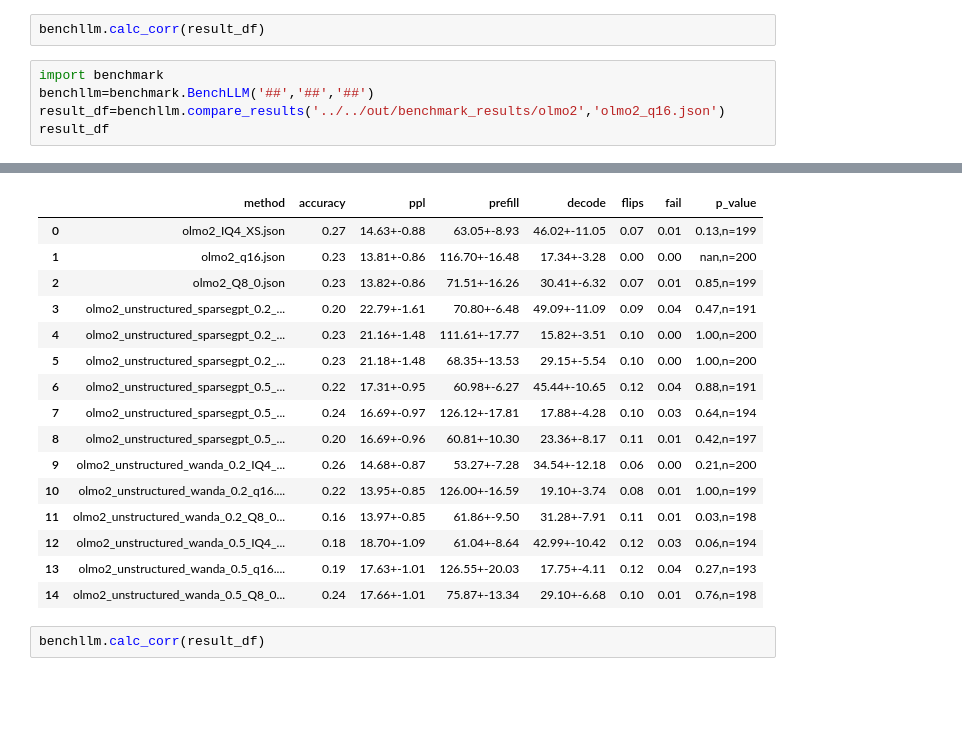
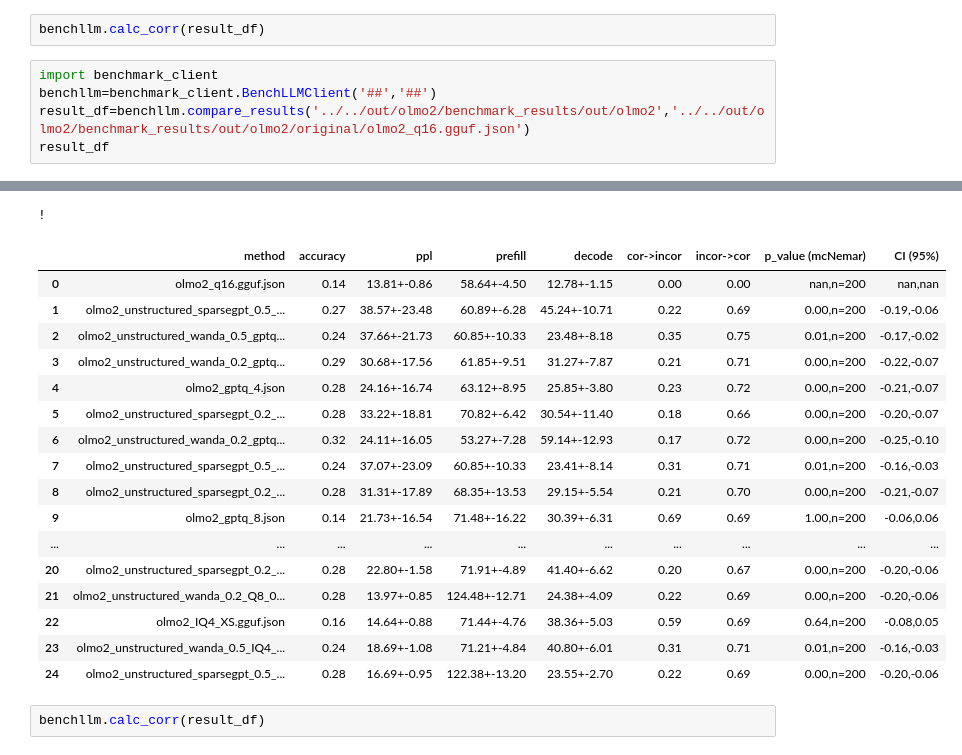
Before and after one commit to YouOnlyLive1ce/llm_on_edge, a Jupyter notebook: benchmark/test.ipynb, the cells around one changed output, grey strips where cells are left out. Drawn from its saved outputs; the diff is of its cells as text; blank space fills up the shorter version.

```diff
--- a/benchmark/test.ipynb
+++ b/benchmark/test.ipynb
@@ -66,8 +80,8 @@ incorrect->correct 17
 # %%
 benchllm.calc_corr(result_df)
 # %%
-import benchmark
-benchllm=benchmark.BenchLLM('##','##','##')
-result_df=benchllm.compare_results('../../out/benchmark_results/olmo2','olmo2_q16.json')
+import benchmark_client
+benchllm=benchmark_client.BenchLLMClient('##','##')
+result_df=benchllm.compare_results('../../out/olmo2/benchmark_results/out/olmo2','../../out/olmo2/benchmark_results/out/olmo2/original/olmo2_q16.gguf.json')
 result_df
 # %% [output]
@@ -75,19 +96,21 @@ json_files: ['olmo2_IQ4_XS.json', 'olmo2_q16.json', 'olmo2_Q8_0.json', 'olmo2_un
+!
-|  | method | accuracy | ppl | prefill | decode | flips | fail | p_value |
-| 0 | olmo2_IQ4_XS.json | 0.27 | 14.63+-0.88 | 63.05+-8.93 | 46.02+-11.05 | 0.07 | 0.01 | 0.13,n=199 |
-| 1 | olmo2_q16.json | 0.23 | 13.81+-0.86 | 116.70+-16.48 | 17.34+-3.28 | 0.00 | 0.00 | nan,n=200 |
-| 2 | olmo2_Q8_0.json | 0.23 | 13.82+-0.86 | 71.51+-16.26 | 30.41+-6.32 | 0.07 | 0.01 | 0.85,n=199 |
-| 3 | olmo2_unstructured_sparsegpt_0.2_... | 0.20 | 22.79+-1.61 | 70.80+-6.48 | 49.09+-11.09 | 0.09 | 0.04 | 0.47,n=191 |
-| 4 | olmo2_unstructured_sparsegpt_0.2_... | 0.23 | 21.16+-1.48 | 111.61+-17.77 | 15.82+-3.51 | 0.10 | 0.00 | 1.00,n=200 |
-| 5 | olmo2_unstructured_sparsegpt_0.2_... | 0.23 | 21.18+-1.48 | 68.35+-13.53 | 29.15+-5.54 | 0.10 | 0.00 | 1.00,n=200 |
-| 6 | olmo2_unstructured_sparsegpt_0.5_... | 0.22 | 17.31+-0.95 | 60.98+-6.27 | 45.44+-10.65 | 0.12 | 0.04 | 0.88,n=191 |
-| 7 | olmo2_unstructured_sparsegpt_0.5_... | 0.24 | 16.69+-0.97 | 126.12+-17.81 | 17.88+-4.28 | 0.10 | 0.03 | 0.64,n=194 |
-| 8 | olmo2_unstructured_sparsegpt_0.5_... | 0.20 | 16.69+-0.96 | 60.81+-10.30 | 23.36+-8.17 | 0.11 | 0.01 | 0.42,n=197 |
-| 9 | olmo2_unstructured_wanda_0.2_IQ4_... | 0.26 | 14.68+-0.87 | 53.27+-7.28 | 34.54+-12.18 | 0.06 | 0.00 | 0.21,n=200 |
-| 10 | olmo2_unstructured_wanda_0.2_q16.... | 0.22 | 13.95+-0.85 | 126.00+-16.59 | 19.10+-3.74 | 0.08 | 0.01 | 1.00,n=199 |
-| 11 | olmo2_unstructured_wanda_0.2_Q8_0... | 0.16 | 13.97+-0.85 | 61.86+-9.50 | 31.28+-7.91 | 0.11 | 0.01 | 0.03,n=198 |
-| 12 | olmo2_unstructured_wanda_0.5_IQ4_... | 0.18 | 18.70+-1.09 | 61.04+-8.64 | 42.99+-10.42 | 0.12 | 0.03 | 0.06,n=194 |
-| 13 | olmo2_unstructured_wanda_0.5_q16.... | 0.19 | 17.63+-1.01 | 126.55+-20.03 | 17.75+-4.11 | 0.12 | 0.04 | 0.27,n=193 |
-| 14 | olmo2_unstructured_wanda_0.5_Q8_0... | 0.24 | 17.66+-1.01 | 75.87+-13.34 | 29.10+-6.68 | 0.10 | 0.01 | 0.76,n=198 |
+|  | method | accuracy | ppl | prefill | decode | cor->incor | incor->cor | p_value (mcNemar) | CI (95%) |
+| 0 | olmo2_q16.gguf.json | 0.14 | 13.81+-0.86 | 58.64+-4.50 | 12.78+-1.15 | 0.00 | 0.00 | nan,n=200 | nan,nan |
+| 1 | olmo2_unstructured_sparsegpt_0.5_... | 0.27 | 38.57+-23.48 | 60.89+-6.28 | 45.24+-10.71 | 0.22 | 0.69 | 0.00,n=200 | -0.19,-0.06 |
+| 2 | olmo2_unstructured_wanda_0.5_gptq... | 0.24 | 37.66+-21.73 | 60.85+-10.33 | 23.48+-8.18 | 0.35 | 0.75 | 0.01,n=200 | -0.17,-0.02 |
+| 3 | olmo2_unstructured_wanda_0.2_gptq... | 0.29 | 30.68+-17.56 | 61.85+-9.51 | 31.27+-7.87 | 0.21 | 0.71 | 0.00,n=200 | -0.22,-0.07 |
+| 4 | olmo2_gptq_4.json | 0.28 | 24.16+-16.74 | 63.12+-8.95 | 25.85+-3.80 | 0.23 | 0.72 | 0.00,n=200 | -0.21,-0.07 |
+| 5 | olmo2_unstructured_sparsegpt_0.2_... | 0.28 | 33.22+-18.81 | 70.82+-6.42 | 30.54+-11.40 | 0.18 | 0.66 | 0.00,n=200 | -0.20,-0.07 |
+| 6 | olmo2_unstructured_wanda_0.2_gptq... | 0.32 | 24.11+-16.05 | 53.27+-7.28 | 59.14+-12.93 | 0.17 | 0.72 | 0.00,n=200 | -0.25,-0.10 |
+| 7 | olmo2_unstructured_sparsegpt_0.5_... | 0.24 | 37.07+-23.09 | 60.85+-10.33 | 23.41+-8.14 | 0.31 | 0.71 | 0.01,n=200 | -0.16,-0.03 |
+| 8 | olmo2_unstructured_sparsegpt_0.2_... | 0.28 | 31.31+-17.89 | 68.35+-13.53 | 29.15+-5.54 | 0.21 | 0.70 | 0.00,n=200 | -0.21,-0.07 |
+| 9 | olmo2_gptq_8.json | 0.14 | 21.73+-16.54 | 71.48+-16.22 | 30.39+-6.31 | 0.69 | 0.69 | 1.00,n=200 | -0.06,0.06 |
+| ... | ... | ... | ... | ... | ... | ... | ... | ... | ... |
+| 20 | olmo2_unstructured_sparsegpt_0.2_... | 0.28 | 22.80+-1.58 | 71.91+-4.89 | 41.40+-6.62 | 0.20 | 0.67 | 0.00,n=200 | -0.20,-0.06 |
+| 21 | olmo2_unstructured_wanda_0.2_Q8_0... | 0.28 | 13.97+-0.85 | 124.48+-12.71 | 24.38+-4.09 | 0.22 | 0.69 | 0.00,n=200 | -0.20,-0.06 |
+| 22 | olmo2_IQ4_XS.gguf.json | 0.16 | 14.64+-0.88 | 71.44+-4.76 | 38.36+-5.03 | 0.59 | 0.69 | 0.64,n=200 | -0.08,0.05 |
+| 23 | olmo2_unstructured_wanda_0.5_IQ4_... | 0.24 | 18.69+-1.08 | 71.21+-4.84 | 40.80+-6.01 | 0.31 | 0.71 | 0.01,n=200 | -0.16,-0.03 |
+| 24 | olmo2_unstructured_sparsegpt_0.5_... | 0.28 | 16.69+-0.95 | 122.38+-13.20 | 23.55+-2.70 | 0.22 | 0.69 | 0.00,n=200 | -0.20,-0.06 |
 # %%
 benchllm.calc_corr(result_df)
 # %% [output]
```
Also changed, not shown: parts of 3 cells of this notebook, 9 other files.
